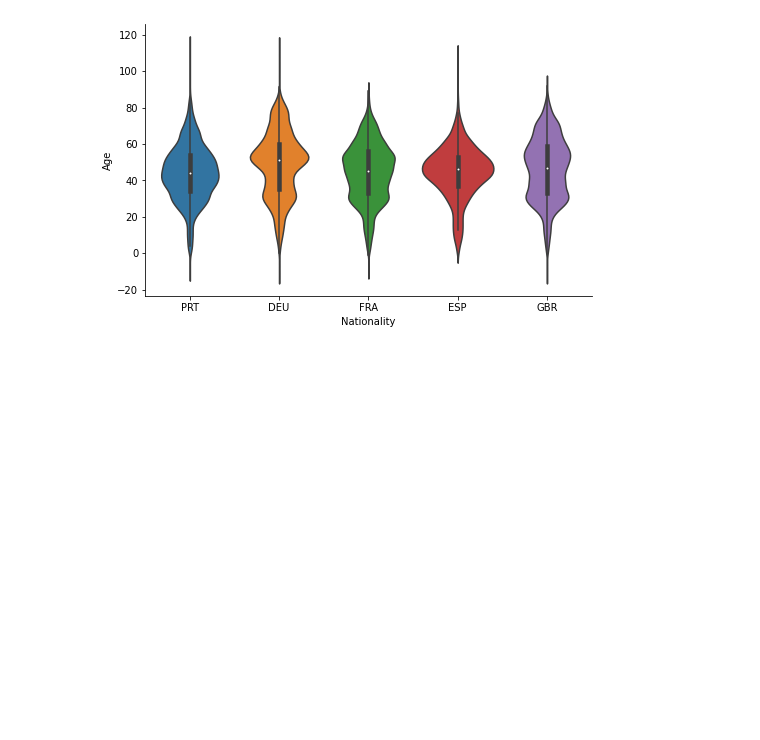
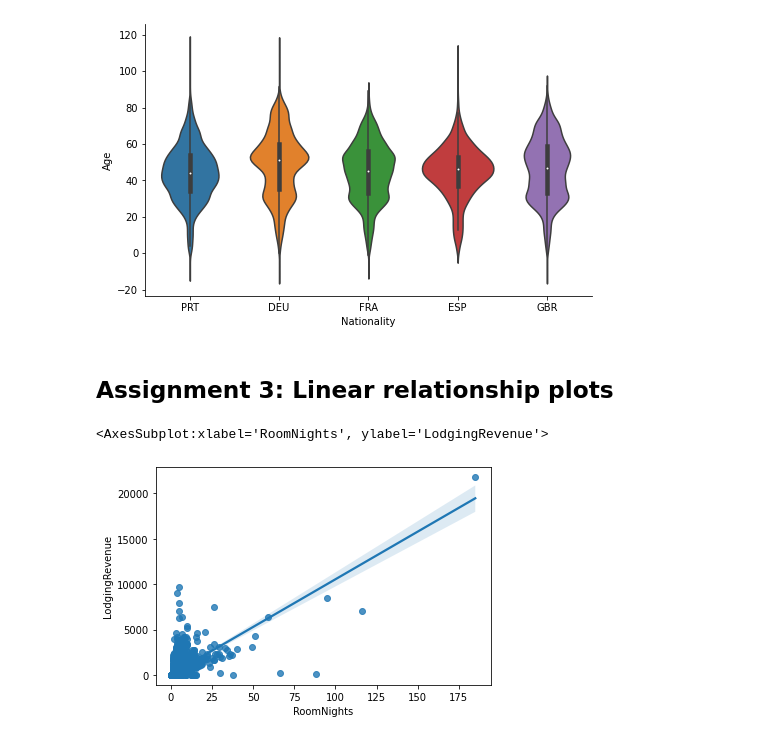
Before and after one commit to naruhikohama/dataviz-python, a Jupyter notebook: Seaborn/seaborn_assignments.ipynb, the cells around one changed output. Saved outputs shown, nothing was run; the diff lists cells and outputs as text; code cells hidden in the pictures; blank space fills up the shorter version.

Commit message:
pairplots on seaborn assignments

```diff
--- a/Seaborn/seaborn_assignments.ipynb
+++ b/Seaborn/seaborn_assignments.ipynb
@@ -92,3 +92,14 @@ sns.despine()
 plt.show()
 # %% [output]
 [figure]
+# %% [markdown]
+## Assignment 3: Linear relationship plots
+# %%
+sns.regplot(
+    data = top5_countries,
+    x = 'RoomNights',
+    y = 'LodgingRevenue'
+)
+# %% [output]
+<AxesSubplot:xlabel='RoomNights', ylabel='LodgingRevenue'>
+[figure, added]
```
Also changed, not shown: parts of 4 cells of this notebook.
